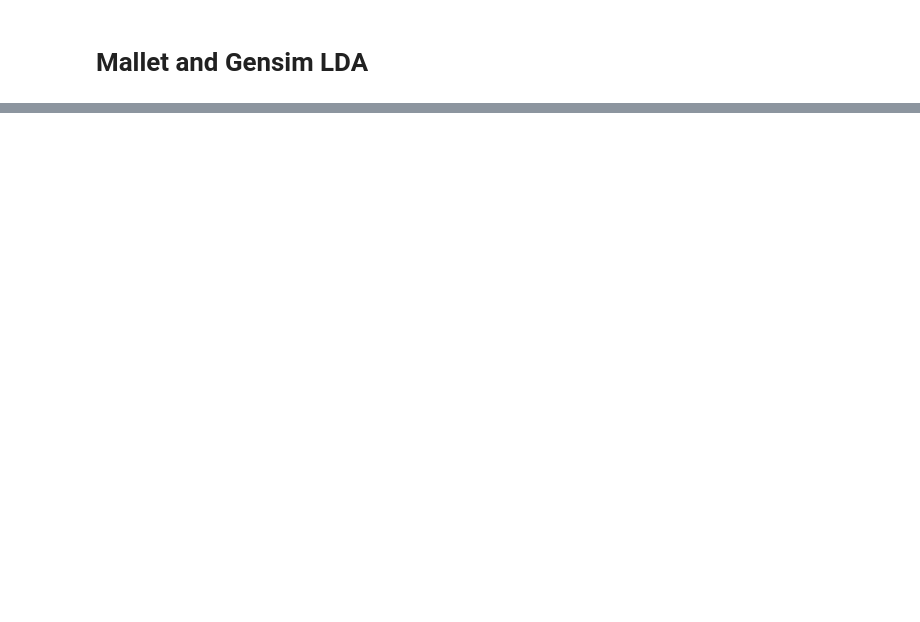
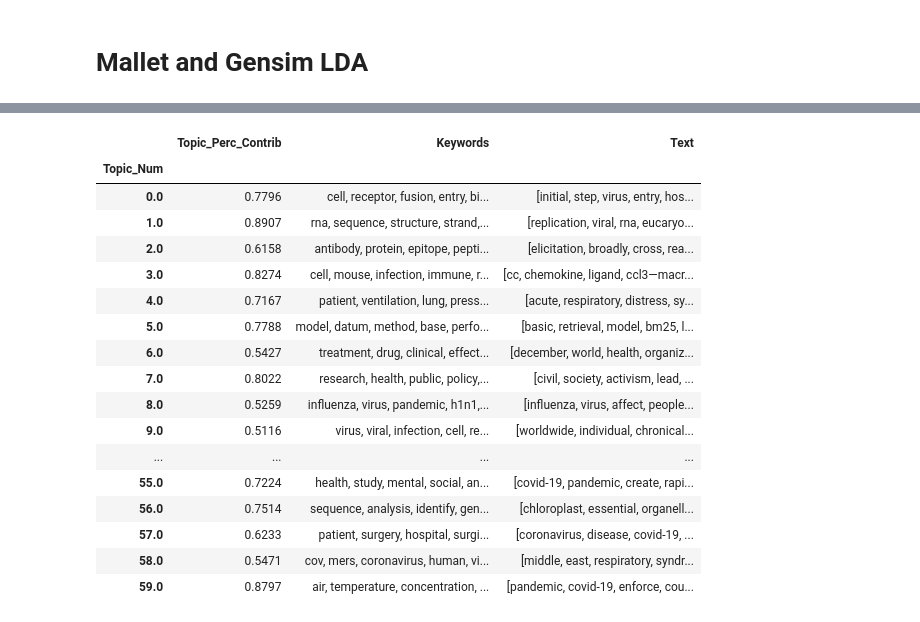
Before and after one commit to oqusous/COVID19_pmc_LDA, a Jupyter notebook: 01_IntroConc_Gensim_LDA_models.ipynb, the cells around one changed output, grey strips where cells are left out. Drawn from its saved outputs; the diff is of its cells as text; code cells hidden in the pictures; blank space fills up the shorter version.

```diff
--- a/01_IntroConc_Gensim_LDA_models.ipynb
+++ b/01_IntroConc_Gensim_LDA_models.ipynb
@@ -383,0 +503,37 @@ KeyboardInterrupt:
+# %%
+# Find the most representative document for each topic
+# Group top 5 sentences under each topic
+sent_topics_sorted_df_m = pd.DataFrame()
+
+sent_topics_outdf_grpd_m = df_topic_sents_keywords_m.groupby('Dominant_Topic')
+
+for i, grp in sent_topics_outdf_grpd_m:
+    sent_topics_sorted_df_m = pd.concat([sent_topics_sorted_df_m, grp.sort_values(['Perc_Contribution'], ascending=[0]).head(1)], axis=0)
+
+# Reset Index
+sent_topics_sorted_df_m.reset_index(drop=True, inplace=True)
+
+# Format
+sent_topics_sorted_df_m.columns = ['Topic_Num', "Topic_Perc_Contrib", "Keywords", "Text"]
+
+# show head of the new dataframe
+sent_topics_sorted_df_m.set_index('Topic_Num')
+# %% [output]
+|  | Topic_Perc_Contrib | Keywords | Text |
+| Topic_Num |  |  |  |
+| 0.0 | 0.7796 | cell, receptor, fusion, entry, bi... | [initial, step, virus, entry, hos... |
+| 1.0 | 0.8907 | rna, sequence, structure, strand,... | [replication, viral, rna, eucaryo... |
+| 2.0 | 0.6158 | antibody, protein, epitope, pepti... | [elicitation, broadly, cross, rea... |
+| 3.0 | 0.8274 | cell, mouse, infection, immune, r... | [cc, chemokine, ligand, ccl3—macr... |
+| 4.0 | 0.7167 | patient, ventilation, lung, press... | [acute, respiratory, distress, sy... |
+| 5.0 | 0.7788 | model, datum, method, base, perfo... | [basic, retrieval, model, bm25, l... |
+| 6.0 | 0.5427 | treatment, drug, clinical, effect... | [december, world, health, organiz... |
+| 7.0 | 0.8022 | research, health, public, policy,... | [civil, society, activism, lead, ... |
+| 8.0 | 0.5259 | influenza, virus, pandemic, h1n1,... | [influenza, virus, affect, people... |
+| 9.0 | 0.5116 | virus, viral, infection, cell, re... | [worldwide, individual, chronical... |
+| ... | ... | ... | ... |
+| 55.0 | 0.7224 | health, study, mental, social, an... | [covid-19, pandemic, create, rapi... |
+| 56.0 | 0.7514 | sequence, analysis, identify, gen... | [chloroplast, essential, organell... |
+| 57.0 | 0.6233 | patient, surgery, hospital, surgi... | [coronavirus, disease, covid-19, ... |
+| 58.0 | 0.5471 | cov, mers, coronavirus, human, vi... | [middle, east, respiratory, syndr... |
+| 59.0 | 0.8797 | air, temperature, concentration, ... | [pandemic, covid-19, enforce, cou... |
```
Also changed, not shown: parts of 17 cells of this notebook, 3 other files.
